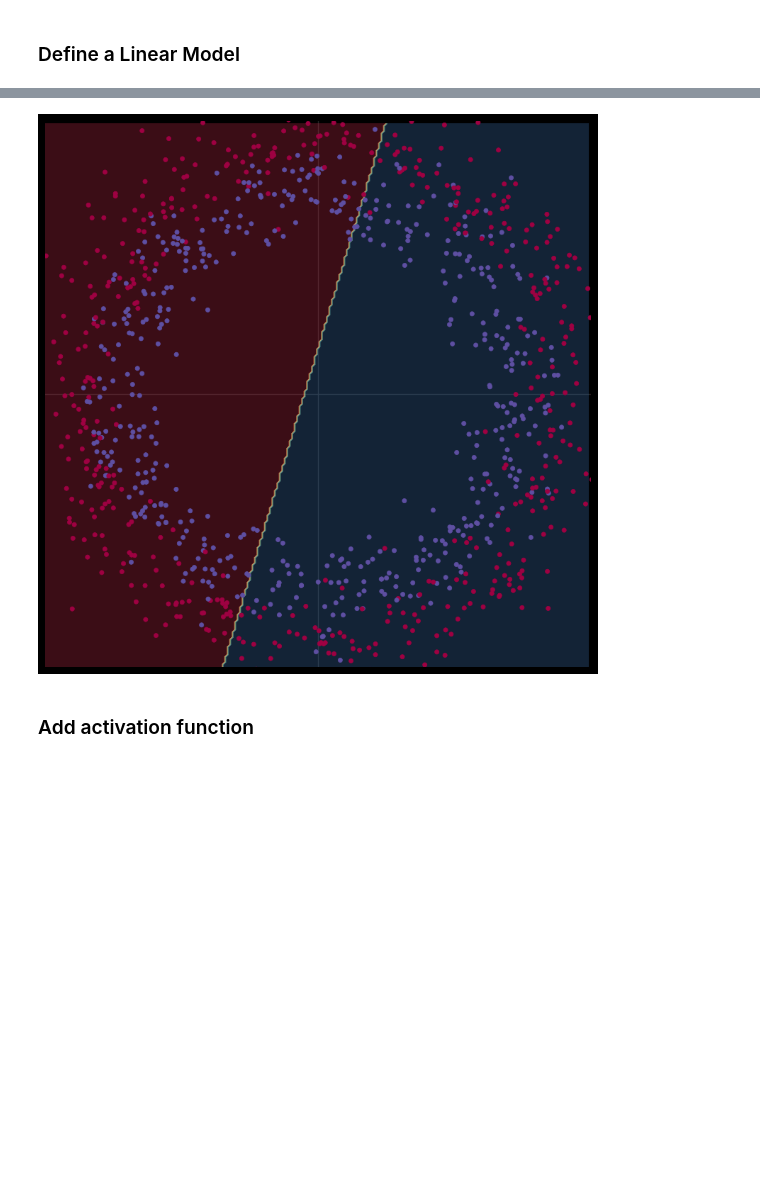
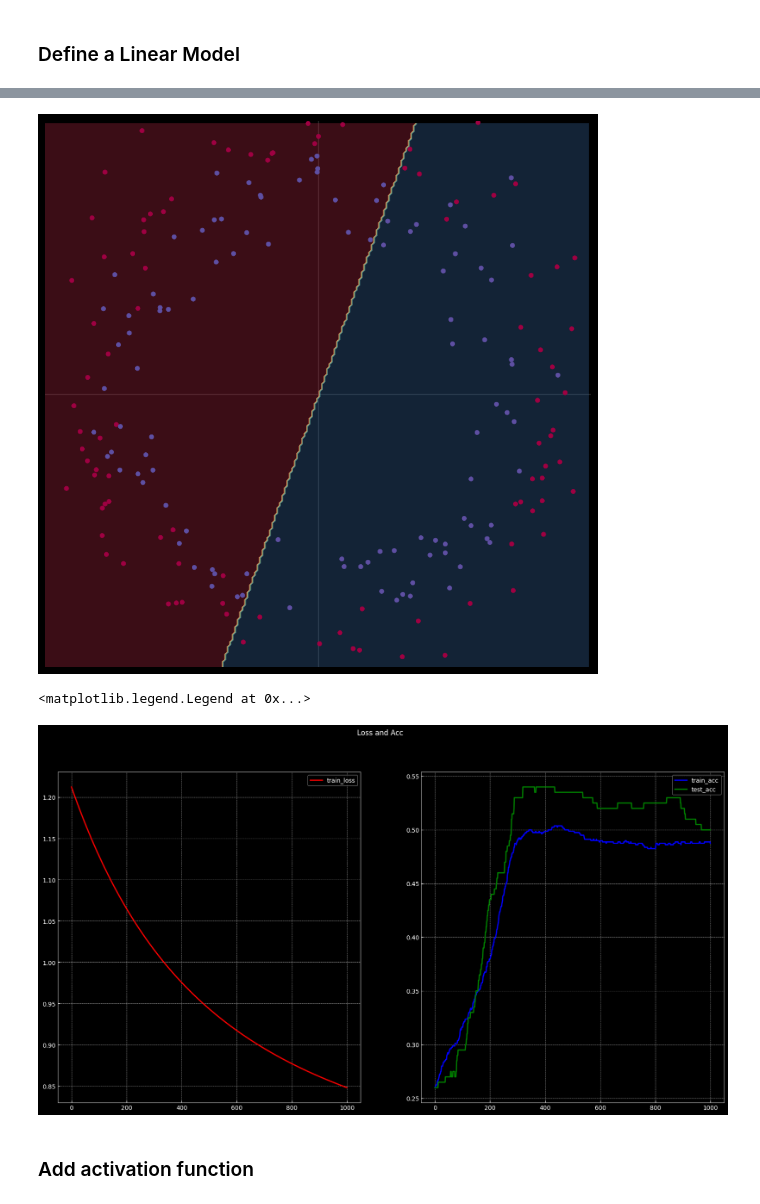
Before and after one commit to TFonta/DeepLearningAndGenerativeModelsCourse, a Jupyter notebook: ex2.ipynb, the cells around one changed output, grey strips where cells are left out. Saved outputs shown, nothing was run; the diff lists cells and outputs as text; code cells hidden in the pictures; blank space fills up the shorter version.

```diff
--- a/ex2.ipynb
+++ b/ex2.ipynb
@@ -87,3 +116,6 @@ def train_model(model, X, y, criterion):
 # %%
-train_model(model = model, X = X, y = y, criterion = criterion)
+l_val_train, acc_val_train, acc_val_test = train_model(model = model,
+                                                       X_train = X_train, y_train = y_train,
+                                                       X_test = X_test, y_test = y_test,
+                                                       criterion = criterion)
 # %% [output]
@@ -91,7 +123,20 @@ train_model(model = model, X = X, y = y, criterion = criterion)
 # %%
-plot_model(X, y, model)
+plot_model(X_test, y_test, model)
 # %% [output]
-[figure, old version]
+[figure, new version]
+# %%
+# Plot Loss and Acc
+fig, (ax1, ax2) = pyplot.subplots(1, 2)
+fig.set_size_inches(20, 10)
+fig.suptitle('Loss and Acc')
+ax1.plot(l_val_train, label='train_loss', color = 'red')
+ax1.legend()
+ax2.plot(acc_val_train, label='train_acc', color = 'blue')
+ax2.plot(acc_val_test, label='test_acc', color = 'green')
+ax2.legend()
+# %% [output]
+<matplotlib.legend.Legend at 0x...>
+[figure, added]
 # %% [markdown]
 ### Add activation function
 # %%
```
Also changed, not shown: parts of 13 cells of this notebook.
